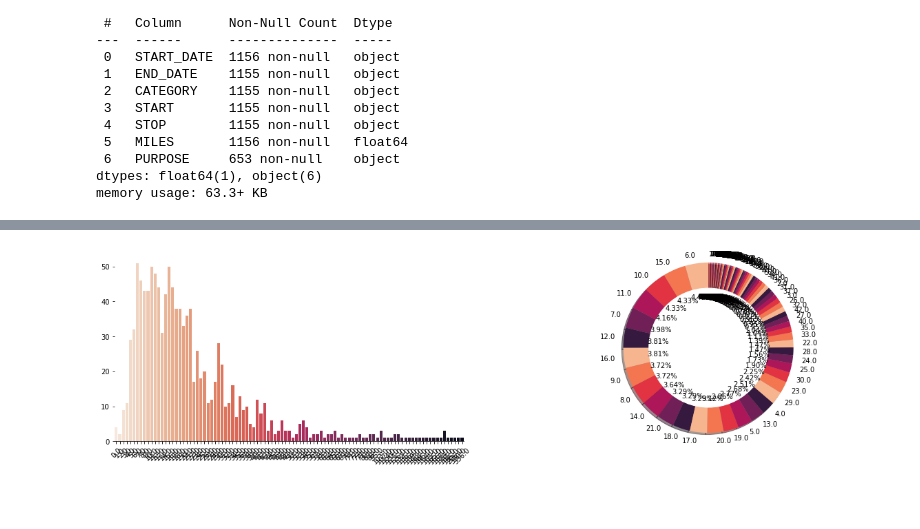
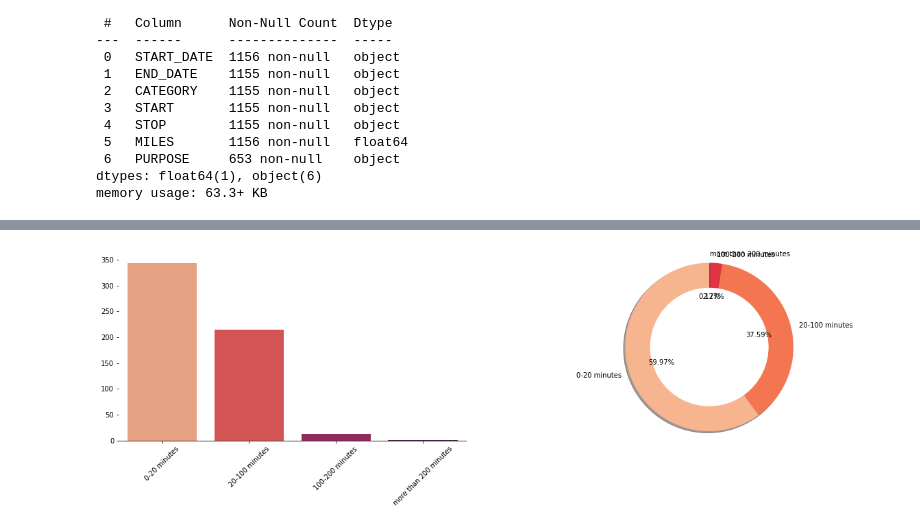
Before and after one commit to ahmed-2001M/Play_wIth_DatA-, a Jupyter notebook: uber/fun.ipynb, the cells around one changed output, grey strips where cells are left out. Saved outputs shown, nothing was run; the diff lists cells and outputs as text; code cells hidden in the pictures; blank space fills up the shorter version.

```diff
--- a/uber/fun.ipynb
+++ b/uber/fun.ipynb
@@ -144,4 +163,0 @@ Name: TRIP_TIME, dtype: float64
-# %%
-# make speed column form miles and time
-time = (df['TRIP_TIME']/60)
-df['SPEED'] = df['MILES']/ time
@@ -185,6 +163,0 @@ df.describe()
-# %%
-df['TRAVEL_TIME'] = df['END_DATE'] - df['START_DATE']
-del df['END_DATE']
-del df['START_DATE']
-# %%
-df['TRAVEL_TIME'] = df['TRAVEL_TIME']/ np.timedelta64(1,'m')
@@ -366,9 +359,25 @@ ax[1]=doughnuts(day_part_val,palette_color)
+# %%
+m = {}
+
+
+for i in df['TRIP_TIME']:
+    if i < 20:
+        m.setdefault(i,'0-20 minutes')
+    elif i >= 20 and i < 100:
+        m.setdefault(i,'20-100 minutes')
+    elif i >= 100 and i < 200:
+        m.setdefault(i,'100-200 minutes')
+    elif i >= 200 and i < 400:
+        m.setdefault(i,'more than 200 minutes')
+
+df['TRIP_TIME_bin'] = df['TRIP_TIME'].map(m)
 # %%
-trip_time_val = df['TRIP_TIME'].value_counts()
+
+TRIP_TIME_bin_val = df['TRIP_TIME_bin'].value_counts()
 fig,ax = plt.subplots(1,2,figsize=(20,5))
-sns.barplot(x=trip_time_val.index ,y=trip_time_val.values , palette='rocket_r',ax=ax[0])
+sns.barplot(x=TRIP_TIME_bin_val.index ,y=TRIP_TIME_bin_val.values , palette='rocket_r',ax=ax[0])
 ax[0].tick_params(axis='x' , rotation = 45)
 sns.despine(left=True)
-ax[1]=doughnuts(trip_time_val,palette_color)
+ax[1]=doughnuts(TRIP_TIME_bin_val,palette_color)
 # %% [output]
-[figure, old version]
+[figure, new version]
```
Also changed, not shown: parts of 68 cells of this notebook, 2 other files.
